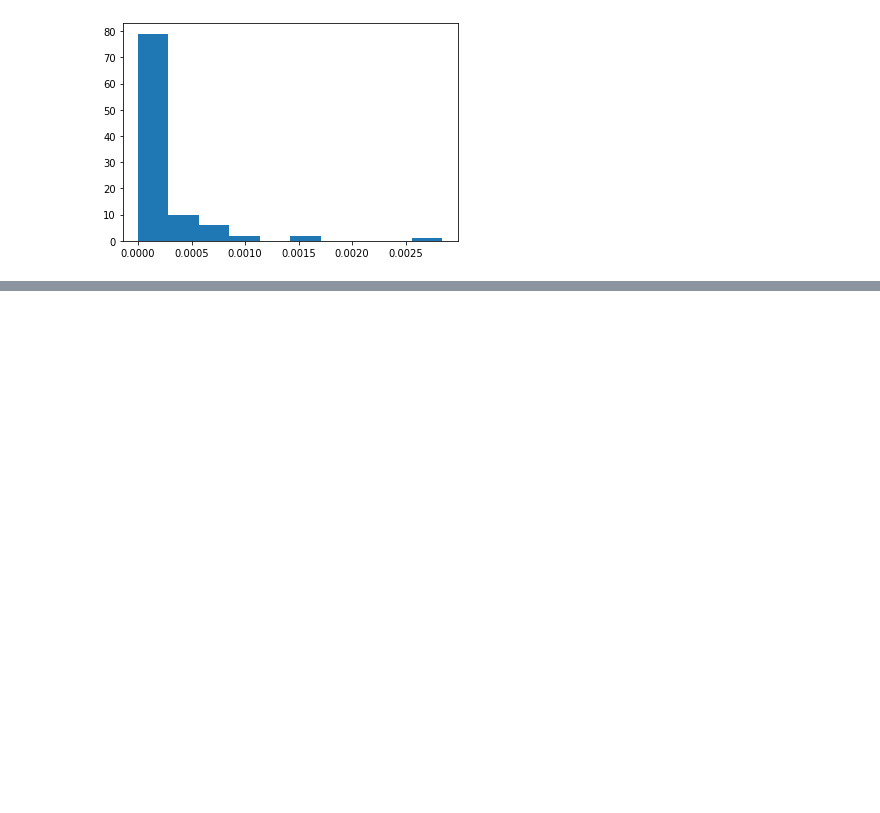
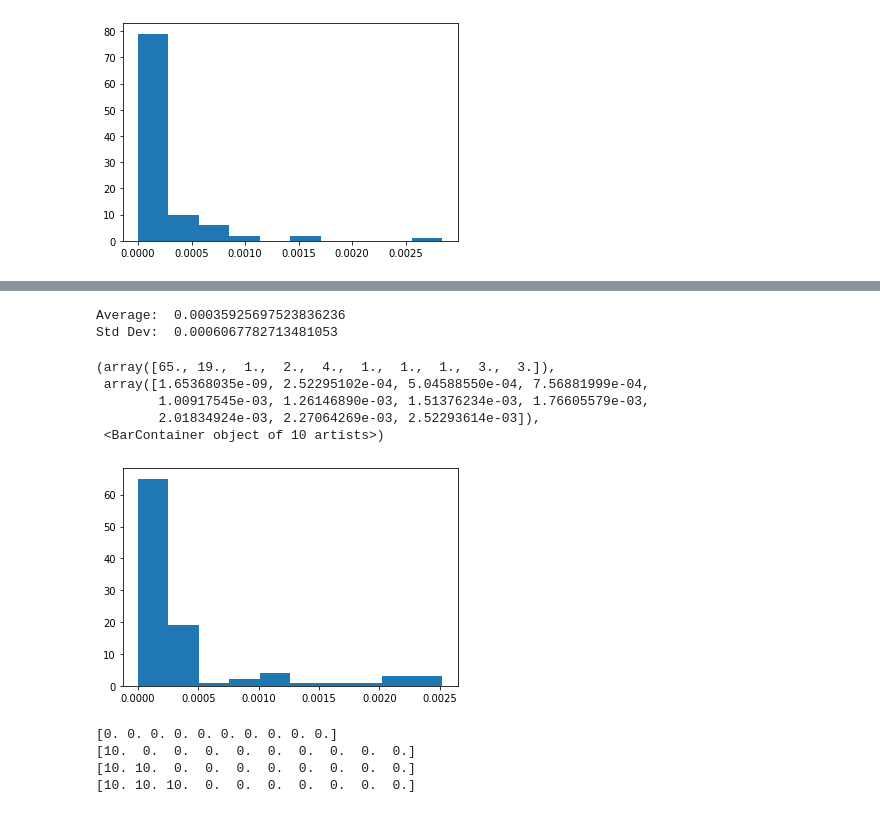
Before and after one commit to vinulw/qdmt, a Jupyter notebook: notebooks/Optimising Density Matrix.ipynb, the cells around one changed output, grey strips where cells are left out. Saved outputs shown, nothing was run; the diff lists cells and outputs as text; code cells hidden in the pictures; blank space fills up the shorter version.

```diff
--- a/notebooks/Optimising Density Matrix.ipynb
+++ b/notebooks/Optimising Density Matrix.ipynb
@@ -109,0 +146,18 @@ plt.hist(data)
+# %%
+avg = np.mean(data)
+std = np.std(data)
+
+print('Average: ', avg)
+print('Std Dev: ', std)
+# %% [output]
+Average:  0.00035925697523836236
+Std Dev:  0.0006067782713481053
+# %%
+plt.hist(data)
+# %% [output]
+(array([65., 19.,  1.,  2.,  4.,  1.,  1.,  1.,  3.,  3.]),
+ array([1.65368035e-09, 2.52295102e-04, 5.04588550e-04, 7.56881999e-04,
+        1.00917545e-03, 1.26146890e-03, 1.51376234e-03, 1.76605579e-03,
+        2.01834924e-03, 2.27064269e-03, 2.52293614e-03]),
+ <BarContainer object of 10 artists>)
+[figure, added]
@@ -109,0 +168,15 @@ plt.hist(data)
+# %%
+arr = np.zeros(10)
+ind = [0]
+print(arr)
+update_array(arr, ind)
+print(arr)
+update_array(arr, ind)
+print(arr)
+update_array(arr, ind)
+print(arr)
+# %% [output]
+[0. 0. 0. 0. 0. 0. 0. 0. 0. 0.]
+[10.  0.  0.  0.  0.  0.  0.  0.  0.  0.]
+[10. 10.  0.  0.  0.  0.  0.  0.  0.  0.]
+[10. 10. 10.  0.  0.  0.  0.  0.  0.  0.]
```
Also changed, not shown: parts of 9 cells of this notebook, 12 other files.
